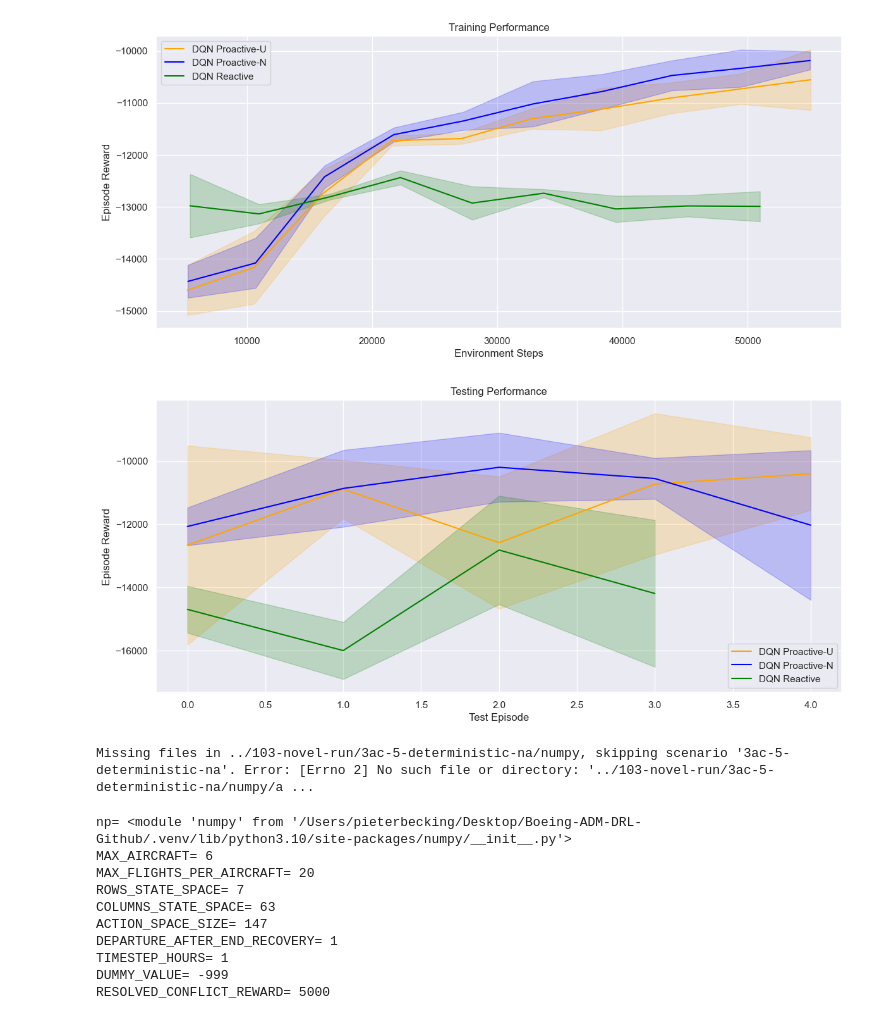
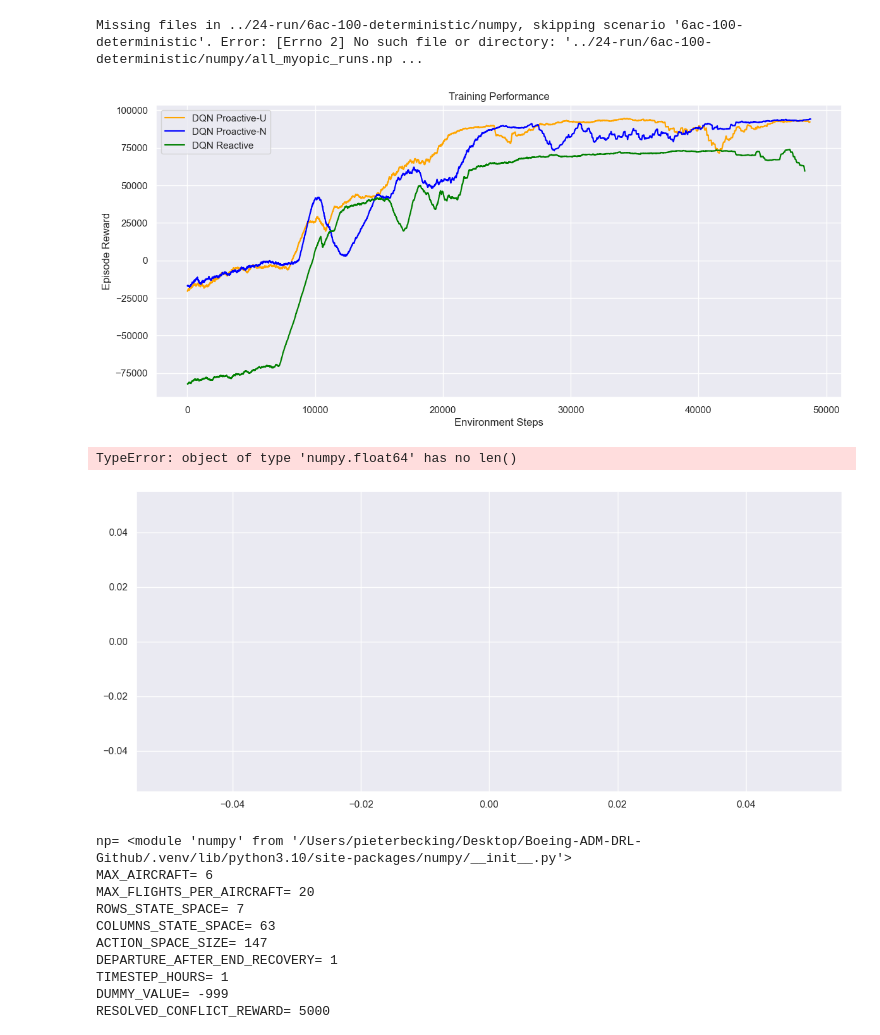
Before and after one commit to elisabethoost/msc-thesis-drl-adm, a Jupyter notebook: interpretation/interpret_train_big_runs.ipynb, the cells around one changed output. Drawn from its saved outputs; the diff is of its cells as text; code cells hidden in the pictures.

```diff
--- a/interpretation/interpret_train_big_runs.ipynb
+++ b/interpretation/interpret_train_big_runs.ipynb
@@ -6,7 +6,7 @@ import seaborn as sns
 import pandas as pd
 import re
 
-base_results_folder = "../103-novel-run"  # folder containing scenario subfolders
+base_results_folder = "../24-run"  # folder containing scenario subfolders
 
 def smooth(data, window=10):
     if window > 1 and len(data) >= window:
@@ -87,7 +87,7 @@ for scenario in scenario_folders:
     reactive_steps_mean = all_reactive_steps_runs.mean(axis=0).astype(int)
 
     # Smooth data for plotting
-    smooth_window = 1
+    smooth_window = 500
 
     myopic_mean_sm = smooth(myopic_mean, smooth_window)
     myopic_std_sm = smooth(myopic_std, smooth_window)
@@ -141,36 +141,37 @@ for scenario in scenario_folders:
     plt.title("Testing Performance")
     plt.legend()
     plt.grid(True)
     plt.show()
 
     # # Combined plot
     # ax3.plot(proactive_steps_sm, proactive_mean_sm, label="Train DQN Proactive-U", color='orange')
     # ax3.fill_between(proactive_steps_sm, proactive_mean_sm - proactive_std_sm, proactive_mean_sm + proactive_std_sm, alpha=0.2, color='orange')
     # ax3.plot(myopic_steps_sm, myopic_mean_sm, label="Train DQN Proactive-N", color='blue')
     # ax3.fill_between(myopic_steps_sm, myopic_mean_sm - myopic_std_sm, myopic_mean_sm + myopic_std_sm, alpha=0.2, color='blue')
     # ax3.plot(reactive_steps_sm, reactive_mean_sm, label="Train DQN Reactive", color='green')
     # ax3.fill_between(reactive_steps_sm, reactive_mean_sm - reactive_std_sm, reactive_mean_sm + reactive_std_sm, alpha=0.2, color='green')
 
     # # Add test points
     # if test_rewards_proactive is not None:
     #     ax3.plot(proactive_steps_sm[-1], test_mean_proactive[-1], 'o', label="Test DQN Proactive-U", color='orange', markersize=10)
     # if test_rewards_myopic is not None:
     #     ax3.plot(myopic_steps_sm[-1], test_mean_myopic[-1], 'o', label="Test DQN Proactive-N", color='blue', markersize=10)
     # if test_rewards_reactive is not None:
     #     ax3.plot(reactive_steps_sm[-1], test_mean_reactive[-1], 'o', label="Test DQN Reactive", color='green', markersize=10)
 
     # ax3.set_xlabel("Environment Steps")
     # ax3.set_ylabel("Episode Reward")
     # ax3.set_title("Combined Training and Testing Performance")
     # ax3.legend()
     # ax3.grid(True)
 
     # plt.tight_layout()
     # plt.show()
 # %% [output]
+Missing files in ../24-run/6ac-100-deterministic/numpy, skipping scenario '6ac-100-deterministic'. Error: [Errno 2] No such file or directory: '../24-run/6ac-100-deterministic/numpy/all_myopic_runs.np ...
-[figure, old version]
+[figure, new version]
+TypeError: object of type 'numpy.float64' has no len()
-[figure, old version]
+[figure, new version]
-Missing files in ../103-novel-run/3ac-5-deterministic-na/numpy, skipping scenario '3ac-5-deterministic-na'. Error: [Errno 2] No such file or directory: '../103-novel-run/3ac-5-deterministic-na/numpy/a ...
 # %%
 # Load and print config values from config.csv
 config_df = pd.read_csv(base_results_folder + "/config.csv")
```
Also changed, not shown: 59 other files.
